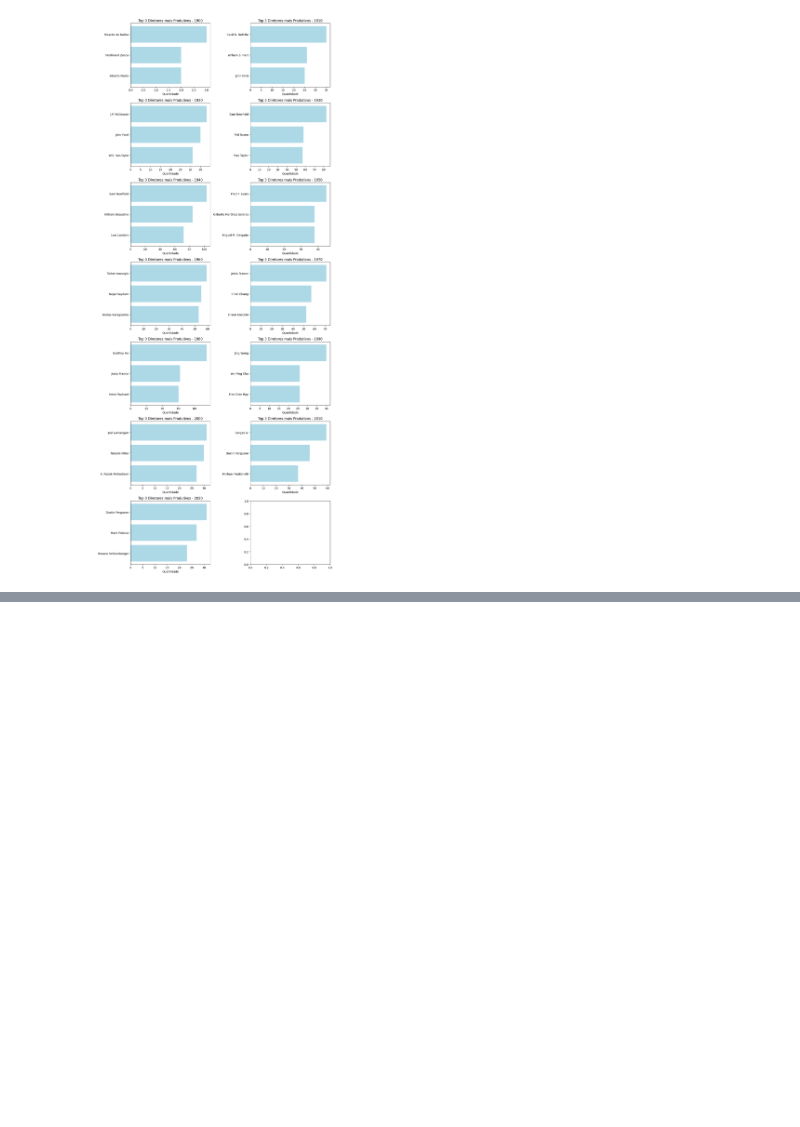
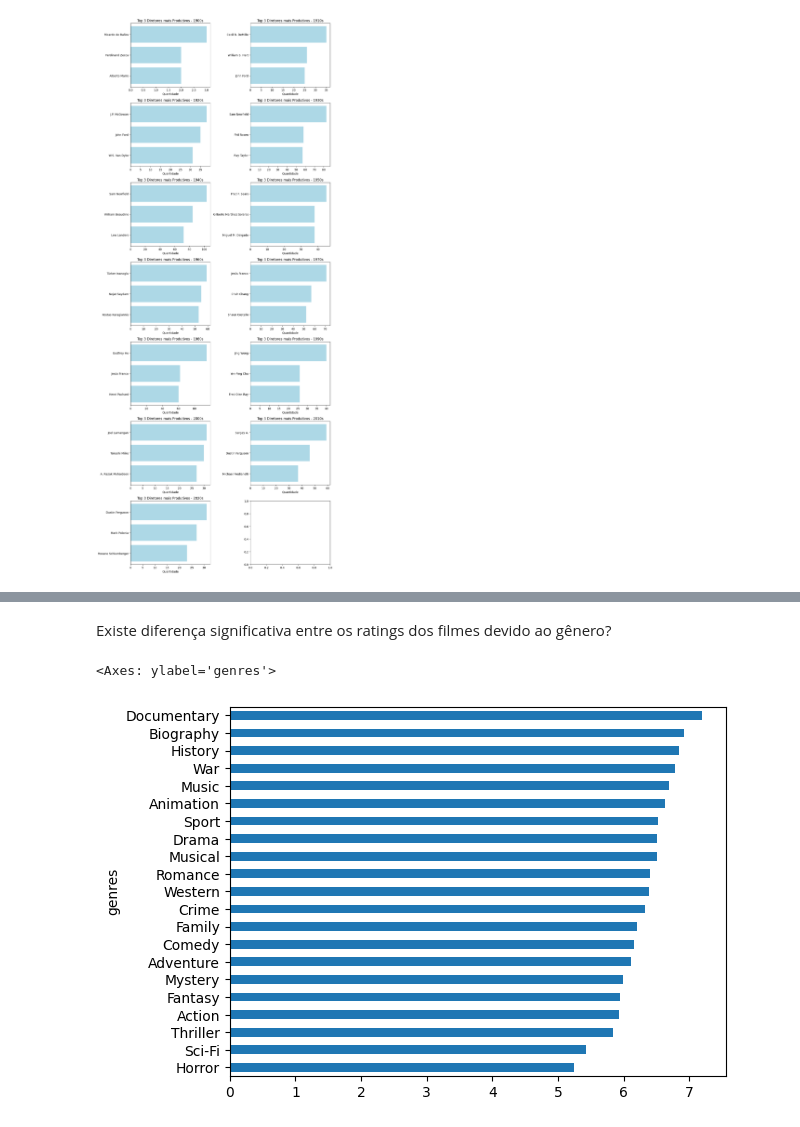
Before and after one commit to gabriel-victor933/Project-Movies-Data-Analysis, a Jupyter notebook: data_viz.ipynb, the cells around one changed output, grey strips where cells are left out. Saved outputs shown, nothing was run; the diff lists cells and outputs as text; code cells hidden in the pictures; blank space fills up the shorter version.

```diff
--- a/data_viz.ipynb
+++ b/data_viz.ipynb
@@ -203,0 +219,5 @@ movies['numVotes'].mean()
+# %%
+min = 1000 # numero minimo aceitável de votos
+mean = movies['averageRating'].mean()
+
+movies['weighted_ratings'] = (movies['numVotes']/(movies['numVotes'] + min))*movies['averageRating'] + (min/(movies['numVotes'] + min))*mean
@@ -203,0 +241,17 @@ movies['numVotes'].mean()
+# %% [markdown]
+Existe diferença significativa entre os ratings dos filmes devido ao gênero?
+# %%
+movies_filtered = movies.loc[~pd.isna(movies['genres'])]
+
+movies_filtered.loc[:,'genres'] = movies_filtered.loc[:,'genres'].str.split(',')
+
+movies_filtered = movies_filtered.explode('genres').reset_index()
+
+rating_by_genre = movies_filtered[movies_filtered['numVotes'] > min].groupby('genres')['averageRating'].agg(['mean','count'])
+
+rating_by_genre = rating_by_genre[rating_by_genre['count'] >= 500]
+
+rating_by_genre['mean'].sort_values().plot.barh()
+# %% [output]
+<Axes: ylabel='genres'>
+[figure, added]
```
Also changed, not shown: parts of 15 cells of this notebook, 1 other file.
